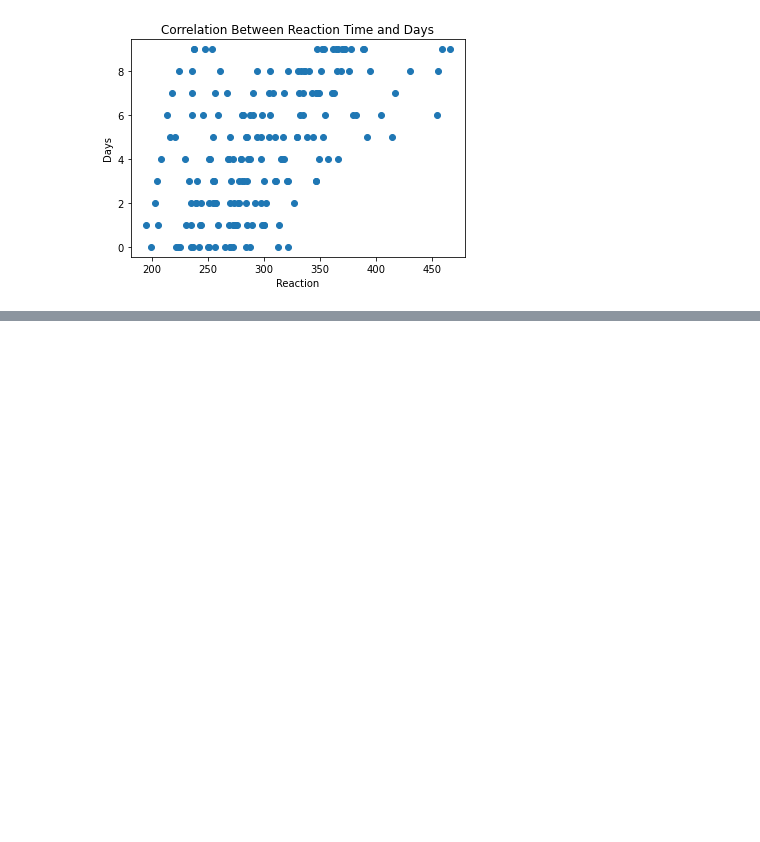
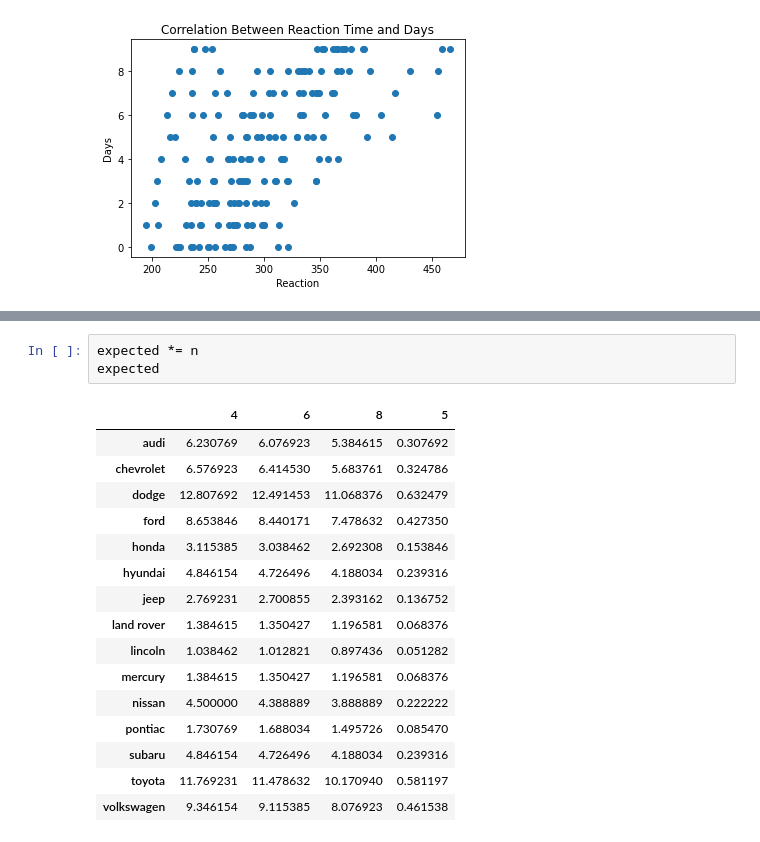
Before and after one commit to michael-haerle/statistics-exercises, a Jupyter notebook: hypothesis_testing.ipynb, the cells around one changed output, grey strips where cells are left out. Saved outputs shown, nothing was run; the diff lists cells and outputs as text; blank space fills up the shorter version.

```diff
--- a/hypothesis_testing.ipynb
+++ b/hypothesis_testing.ipynb
@@ -355,0 +523,20 @@ plt.show()
+# %%
+expected *= n
+expected
+# %% [output]
+|  | 4 | 6 | 8 | 5 |
+| audi | 6.230769 | 6.076923 | 5.384615 | 0.307692 |
+| chevrolet | 6.576923 | 6.414530 | 5.683761 | 0.324786 |
+| dodge | 12.807692 | 12.491453 | 11.068376 | 0.632479 |
+| ford | 8.653846 | 8.440171 | 7.478632 | 0.427350 |
+| honda | 3.115385 | 3.038462 | 2.692308 | 0.153846 |
+| hyundai | 4.846154 | 4.726496 | 4.188034 | 0.239316 |
+| jeep | 2.769231 | 2.700855 | 2.393162 | 0.136752 |
+| land rover | 1.384615 | 1.350427 | 1.196581 | 0.068376 |
+| lincoln | 1.038462 | 1.012821 | 0.897436 | 0.051282 |
+| mercury | 1.384615 | 1.350427 | 1.196581 | 0.068376 |
+| nissan | 4.500000 | 4.388889 | 3.888889 | 0.222222 |
+| pontiac | 1.730769 | 1.688034 | 1.495726 | 0.085470 |
+| subaru | 4.846154 | 4.726496 | 4.188034 | 0.239316 |
+| toyota | 11.769231 | 11.478632 | 10.170940 | 0.581197 |
+| volkswagen | 9.346154 | 9.115385 | 8.076923 | 0.461538 |
```
Also changed, not shown: parts of 31 cells of this notebook.
